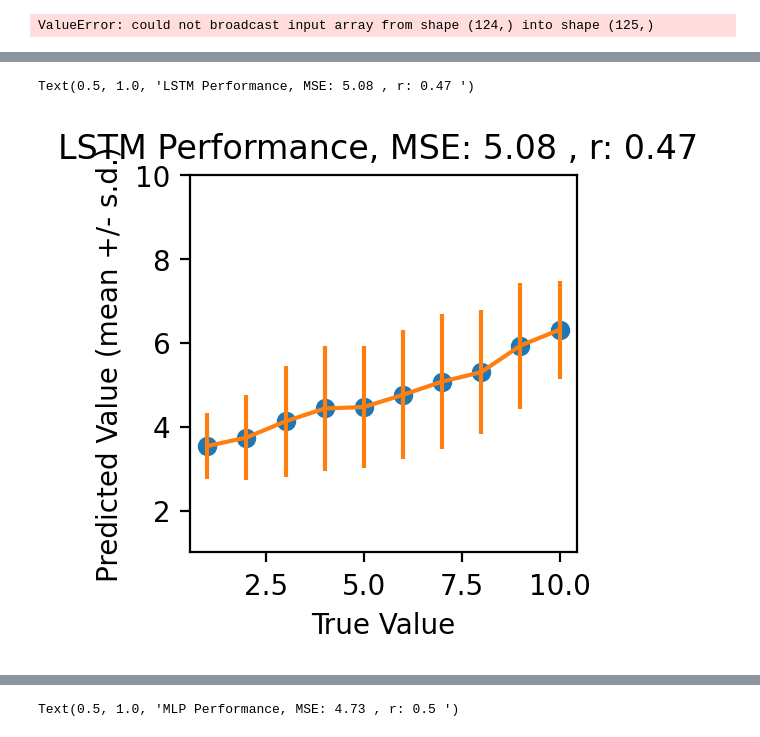
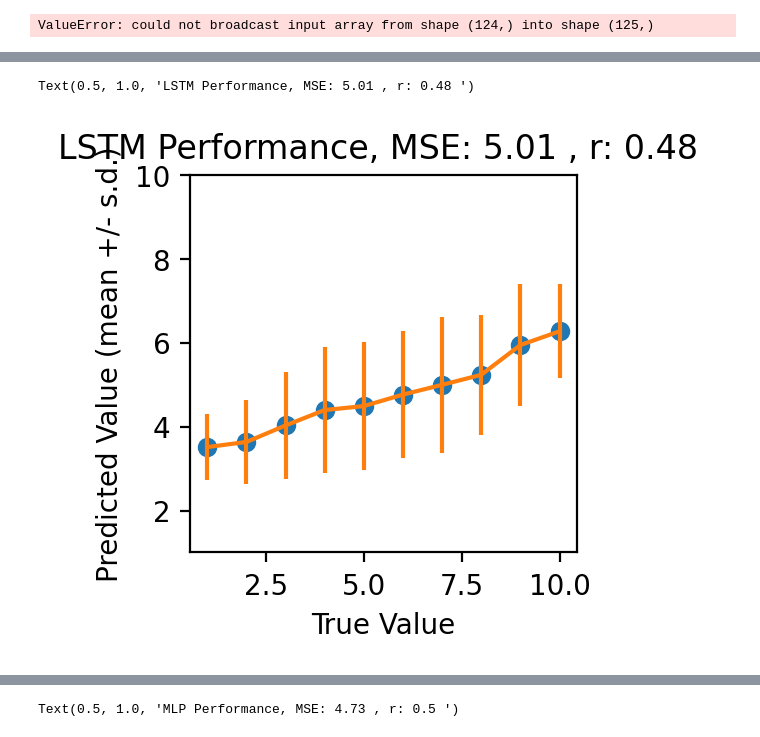
Before and after one commit to evanrussek/RNNs, a Jupyter notebook: Predict_Cont_Then_Real_Data.ipynb, the cells around one changed output, grey strips where cells are left out. Cells and saved outputs as stored; diff of their text form; code cells hidden in the pictures.

```diff
--- a/Predict_Cont_Then_Real_Data.ipynb
+++ b/Predict_Cont_Then_Real_Data.ipynb
@@ -202,7 +192,7 @@ class SimpleMLP(nn.Module):
 # %%
 # that's for train data... what about test...
 # Define the testing loop
-def test(model, test_sim_data, criterion, device, batch_size, n_total_seq, gen_batch_data):
+def test(model, test_sim_data, criterion, device, batch_size, n_total_seq, gen_batch_data,human_data = False):
     # Set the model to evaluation mode. This will turn off layers that would
     # otherwise behave differently during training, such as dropout.
     model.eval()
@@ -217,7 +207,7 @@ def test(model, test_sim_data, criterion, device, batch_size, n_total_seq, gen_b
     # to reduce memory usage, as we typically don't need the gradients at this point.
     with torch.no_grad():
         for batch_idx in range(n_batches):
-            data, target = gen_batch_data(batch_size, batch_idx, test_sim_data)
+            data, target = gen_batch_data(batch_size, batch_idx, test_sim_data, human_data=human_data)
             data, target = torch.from_numpy(data).float().to(device), torch.from_numpy(target).long().to(device)
 
             output = model(data)
@@ -355,0 +356,37 @@ batch num31000 loss: 4.937163614457654
+# %%
+### train on real data...
+
+import time
+
+# Setup the training and test data generators
+batch_size     = 32
+n_total_seq = len(human_train_trials)
+n_batches = int(np.round(n_total_seq/batch_size));
+n_tests = int(np.ceil(n_batches/250)) - 1
+
+n_runs = 1
+LSTM_run_losses = np.zeros((n_runs, n_tests))
+for run_idx in range(n_runs):
+    torch.manual_seed(run_idx)
+
+    print(run_idx)
+
+    # Setup the RNN and training settings
+    input_size  = 6 # this is the length of the input vector? #train_data_gen.n_symbols
+    hidden_size = 50
+    output_size = 3 # this is the leågth of the output vector #train_data_gen.n_classes
+    model      = SimpleLSTM(input_size, hidden_size, output_size)
+    criterion   = torch.nn.MSELoss() # torch.nn.CrossEntropyLoss()
+    optimizer   = torch.optim.RMSprop(model.parameters(), lr=0.001)
+    # optimizer   = torch.optim.Adam(model.parameters(), lr=0.00304)
+    max_epochs  = 1000
+    device = torch.device('cpu')#torch.device('cuda:0' if torch.cuda.is_available() else 'cpu')
+
+    # Train the model›
+    # model = train_and_test(model, train_data_gen, test_data_gen, criterion, optimizer, max_epochs)
+    start_time = time.time()
+    # model_LSTM = train_and_test(model, train_data_sim, test_data_sim, criterion, optimizer, max_epochs, batch_size, n_total_seq, verbose=True, model_name = 'LSTM')
+    device = torch.device('cpu')#torch.device('cuda:0' if torch.cuda.is_available() else 'cpu')
+    model_LSTM_h_train, loss_res, LSTM_batch_num = train_with_int_tests(model, human_train_trials, human_test_trials, criterion, optimizer, device, batch_size, n_total_seq, gen_batch_data, human_data=True,model_name='LSTM', n_epochs=100)
+    LSTM_run_losses[run_idx,:] = loss_res
+    print("--- %s seconds ---" % (time.time() - start_time))
@@ -450,26 +498,26 @@ Text(0.5, 1.0, 'LSTM Performance, MSE: 4.25 , r: 0.59 ')
 # %%
 
-n_total_seq_vis = len(human_trials)
-output_all_LSTM, target_all_LSTM = test_record_each_output(model_LSTM, human_trials, criterion, device, batch_size, n_total_seq_vis,gen_batch_data, 1, human_data=True)
+n_total_seq_vis = len(human_test_trials)
+output_all_LSTM, target_all_LSTM = test_record_each_output(model_LSTM, human_test_trials, criterion, device, batch_size, n_total_seq_vis,gen_batch_data, 1, human_data=True)
 output_flat = output_all_LSTM.flatten()
 target_flat = target_all_LSTM.flatten()
 
 r = np.round(np.corrcoef(output_flat, target_flat)[1][0], decimals = 2)
 mse = np.round(np.mean(np.power(output_flat - target_flat,2)), decimals=2)
 target_flat_round = np.round(target_flat)
 mean_estimates = np.zeros(10)
 std_estimates = np.zeros(10)
 for i in range(1,11):
     mean_estimates[i-1] = np.mean(output_flat[target_flat_round == i])
     std_estimates[i-1] = np.std(output_flat[target_flat_round == i])
 
 fix,ax = plt.subplots(1,figsize = (2.5,2.5), dpi = 200)
 ax.plot(range(1,11), mean_estimates, 'o')
 ax.errorbar(range(1,11), mean_estimates, yerr = std_estimates)
 ax.set_ylim([1,10])
 ax.set_xlabel('True Value')
 ax.set_ylabel('Predicted Value (mean +/- s.d.)')
 ax.set_title('LSTM Performance, MSE: {} , r: {} '.format(mse,r))
 # %% [output]
-Text(0.5, 1.0, 'LSTM Performance, MSE: 5.08 , r: 0.47 ')
+Text(0.5, 1.0, 'LSTM Performance, MSE: 5.01 , r: 0.48 ')
-[figure, old version]
+[figure, new version]
```
Also changed, not shown: parts of 14 cells of this notebook, 10 other files.
